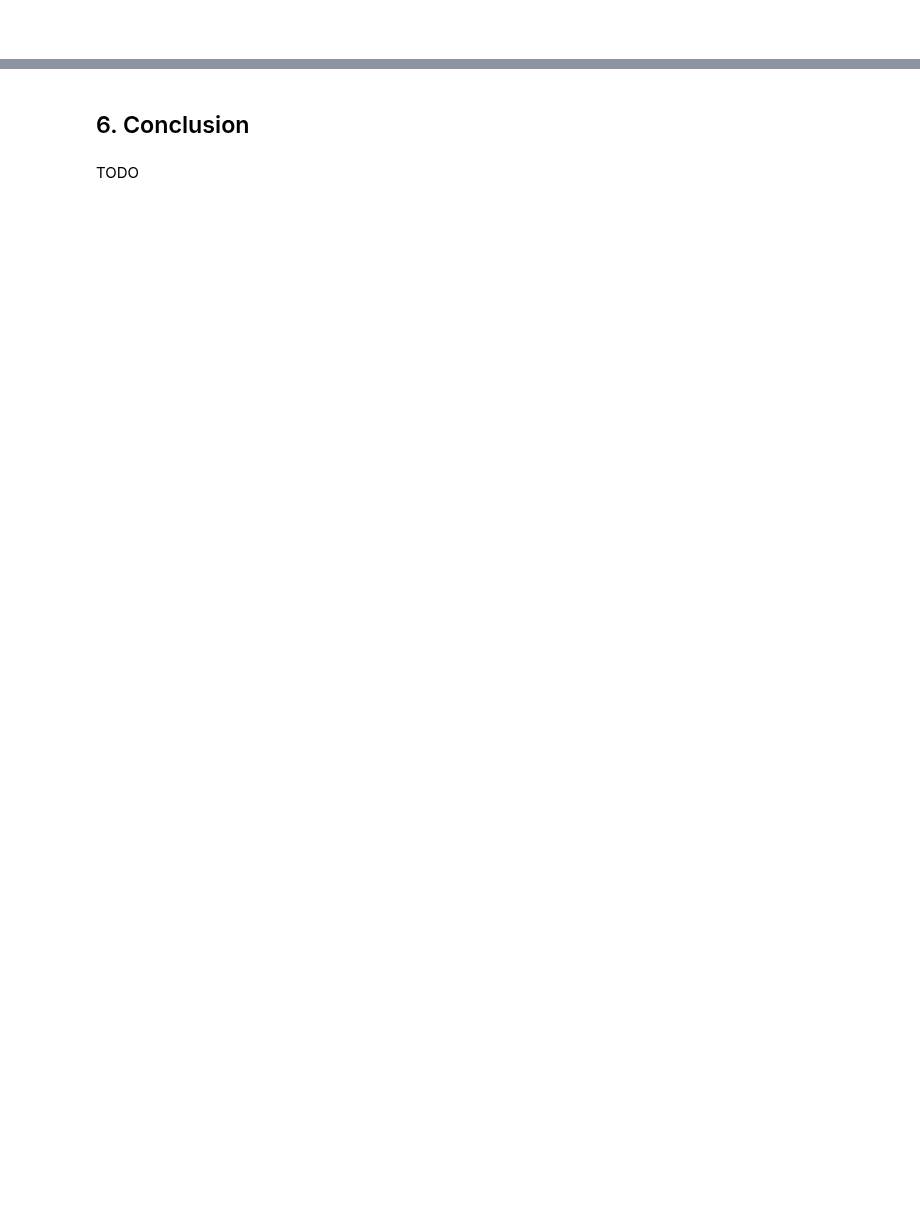
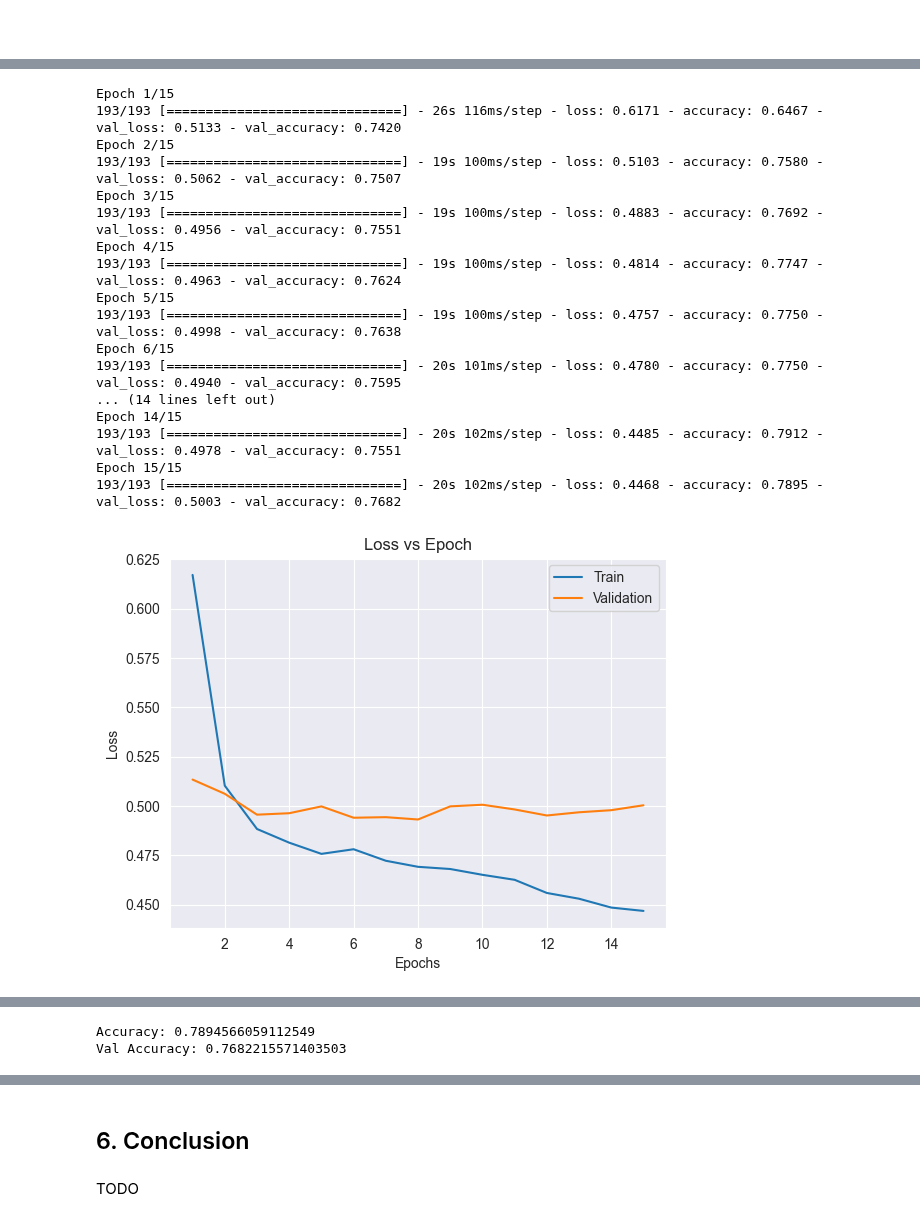
Before and after one commit to grivera64/Google-Tech-Exchange-Machine-Learning-Final-Project, a Jupyter notebook: Giovanni_&_Oscar_Twitter_Disasters_Final_Report.ipynb, the cells around one changed output, grey strips where cells are left out. Saved outputs shown, nothing was run; the diff lists cells and outputs as text; code cells hidden in the pictures; blank space fills up the shorter version.

```diff
--- a/Giovanni_&_Oscar_Twitter_Disasters_Final_Report.ipynb
+++ b/Giovanni_&_Oscar_Twitter_Disasters_Final_Report.ipynb
@@ -711,26 +710,23 @@ def build_rnn_model(tweets_np, max_vocab, max_tokens, embedding_dim):
 
     norm.adapt(tweets_np , batch_size=64)
 
-
-    input_layer = tf.keras.Input(shape=(1,), dtype=tf.string, name='Input Layer')
-    norm = norm(input_layer)
-
-    # create embeddings
-    embedding_layer = tf.keras.layers.Embedding(
+    # Sequential api and tutorial https://www.tensorflow.org/text/tutorials/text_classification_rnn
+    model = tf.keras.Sequential()
+    model.add(tf.keras.Input(shape=(1,), dtype=tf.string, name='Input Layer'))
+    model.add(norm)
+    model.add(tf.keras.layers.Embedding(
         input_dim=max_vocab,
         output_dim=embedding_dim,
         input_length=max_tokens,
         name='Embeddings_Layer',
-    )(norm)
-
-# api and tutorial https://www.tensorflow.org/text/tutorials/text_classification_rnn
-
-    model = tf.keras.Sequential()
-    model.add(norm)
-    model.add(embedding_layer)
-    model.add(tf.keras.layers.Bidirectional(tf.keras.layers.LSTM(64)))
-    model.add(tf.keras.layers.Dense(64 , activation='relu'))
-    model.add(tf.keras.layers.Dense(1))
+    ))
+    model.add(tf.keras.layers.Bidirectional(tf.keras.layers.LSTM(64), name='Bidirectional_Layer_1'))
+    model.add(tf.keras.layers.Dense(64, activation='sigmoid', name='hidden_layer_1'))
+    model.add(tf.keras.layers.Dense(
+        units=1,
+        activation='sigmoid',
+        name='Output_Layer',
+    ))
 
 
     model.compile(loss='binary_crossentropy', optimizer='adam', metrics=['accuracy'])
@@ -929,10 +985,29 @@ plot_difference(cnn_train_predictions, Y_train)
 # %%
 
 train_and_analyze_model(
-    ffnn_model,
+    rnn_model,
     X_train,
     Y_train,
     num_of_epochs=15,
     num_per_batch=32,
     validation=0.1,
 )
+# %% [output]
+Epoch 1/15
+193/193 [==============================] - 26s 116ms/step - loss: 0.6171 - accuracy: 0.6467 - val_loss: 0.5133 - val_accuracy: 0.7420
+Epoch 2/15
+193/193 [==============================] - 19s 100ms/step - loss: 0.5103 - accuracy: 0.7580 - val_loss: 0.5062 - val_accuracy: 0.7507
+Epoch 3/15
+193/193 [==============================] - 19s 100ms/step - loss: 0.4883 - accuracy: 0.7692 - val_loss: 0.4956 - val_accuracy: 0.7551
+Epoch 4/15
+193/193 [==============================] - 19s 100ms/step - loss: 0.4814 - accuracy: 0.7747 - val_loss: 0.4963 - val_accuracy: 0.7624
+Epoch 5/15
+193/193 [==============================] - 19s 100ms/step - loss: 0.4757 - accuracy: 0.7750 - val_loss: 0.4998 - val_accuracy: 0.7638
+Epoch 6/15
+193/193 [==============================] - 20s 101ms/step - loss: 0.4780 - accuracy: 0.7750 - val_loss: 0.4940 - val_accuracy: 0.7595
+... (14 lines left out)
+Epoch 14/15
+193/193 [==============================] - 20s 102ms/step - loss: 0.4485 - accuracy: 0.7912 - val_loss: 0.4978 - val_accuracy: 0.7551
+Epoch 15/15
+193/193 [==============================] - 20s 102ms/step - loss: 0.4468 - accuracy: 0.7895 - val_loss: 0.5003 - val_accuracy: 0.7682
+[figure, added]
@@ -939 +1017,3 @@ train_and_analyze_model(
+Accuracy: 0.7894566059112549
+Val Accuracy: 0.7682215571403503
 # %%
```
Also changed, not shown: parts of 22 cells of this notebook, 2 other files.
